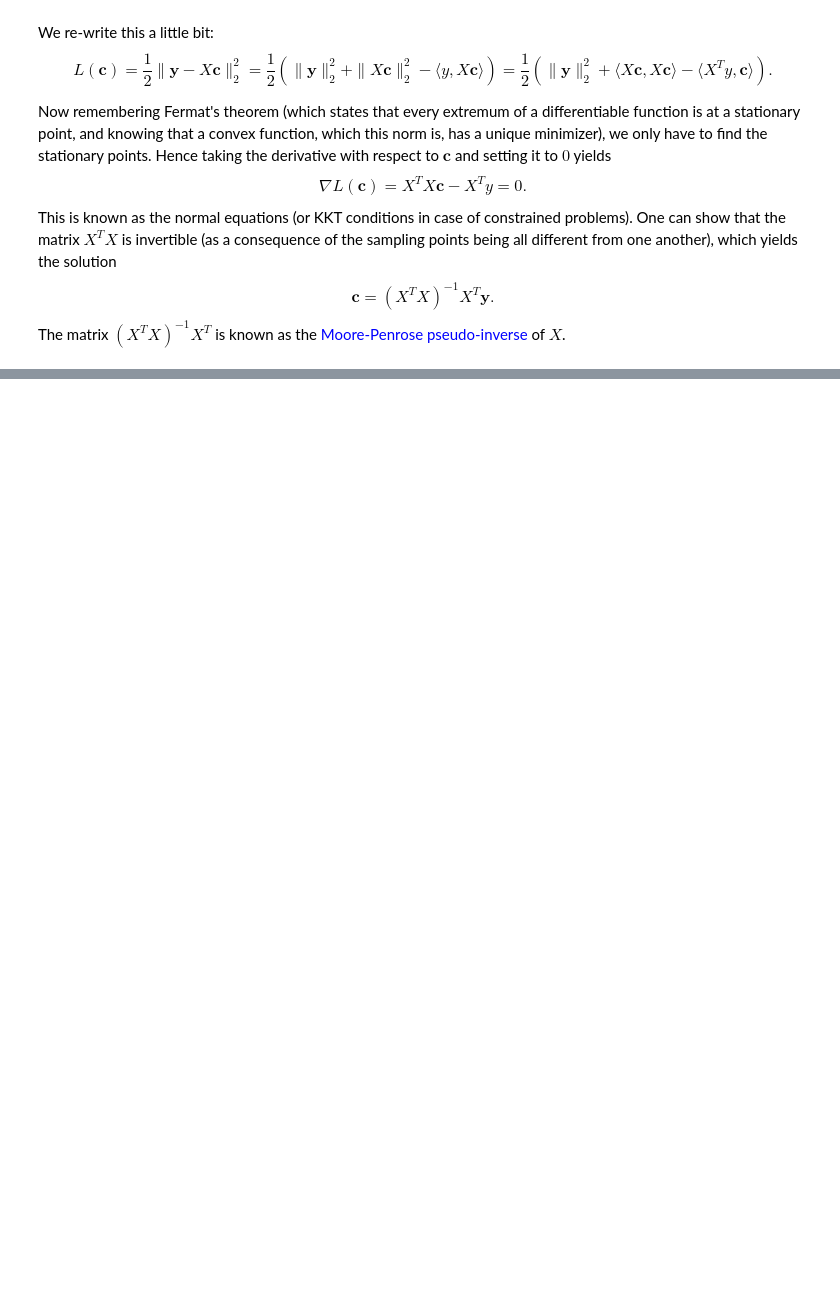
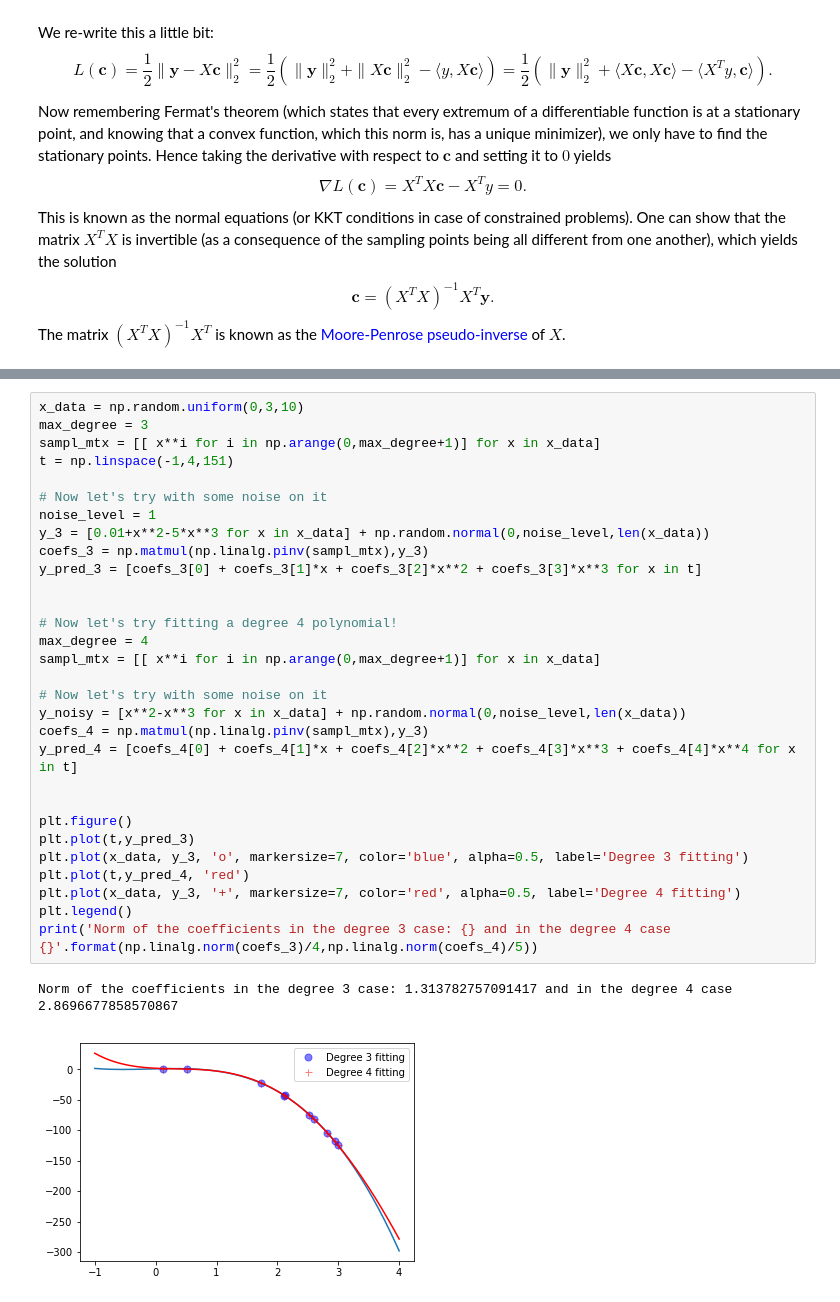
Before and after one commit to jlbouchot/JupyterExamples, a Jupyter notebook: MathsForDataScience.ipynb, the cells around one changed output, grey strips where cells are left out. Saved outputs shown, nothing was run; the diff lists cells and outputs as text; blank space fills up the shorter version.

```diff
--- a/MathsForDataScience.ipynb
+++ b/MathsForDataScience.ipynb
@@ -468,0 +479,33 @@ plt.legend()
+# %%
+x_data = np.random.uniform(0,3,10)
+max_degree = 3
+sampl_mtx = [[ x**i for i in np.arange(0,max_degree+1)] for x in x_data]
+t = np.linspace(-1,4,151)
+
+# Now let's try with some noise on it
+noise_level = 1
+y_3 = [0.01+x**2-5*x**3 for x in x_data] + np.random.normal(0,noise_level,len(x_data))
+coefs_3 = np.matmul(np.linalg.pinv(sampl_mtx),y_3)
+y_pred_3 = [coefs_3[0] + coefs_3[1]*x + coefs_3[2]*x**2 + coefs_3[3]*x**3 for x in t]
+
+
+# Now let's try fitting a degree 4 polynomial!
+max_degree = 4
+sampl_mtx = [[ x**i for i in np.arange(0,max_degree+1)] for x in x_data]
+
+# Now let's try with some noise on it
+y_noisy = [x**2-x**3 for x in x_data] + np.random.normal(0,noise_level,len(x_data))
+coefs_4 = np.matmul(np.linalg.pinv(sampl_mtx),y_3)
+y_pred_4 = [coefs_4[0] + coefs_4[1]*x + coefs_4[2]*x**2 + coefs_4[3]*x**3 + coefs_4[4]*x**4 for x in t]
+
+
+plt.figure()
+plt.plot(t,y_pred_3)
+plt.plot(x_data, y_3, 'o', markersize=7, color='blue', alpha=0.5, label='Degree 3 fitting')
+plt.plot(t,y_pred_4, 'red')
+plt.plot(x_data, y_3, '+', markersize=7, color='red', alpha=0.5, label='Degree 4 fitting')
+plt.legend()
+print('Norm of the coefficients in the degree 3 case: {} and in the degree 4 case {}'.format(np.linalg.norm(coefs_3)/4,np.linalg.norm(coefs_4)/5))
+# %% [output]
+Norm of the coefficients in the degree 3 case: 1.313782757091417 and in the degree 4 case 2.8696677858570867
+[figure, added]
```
Also changed, not shown: parts of 5 cells of this notebook.
